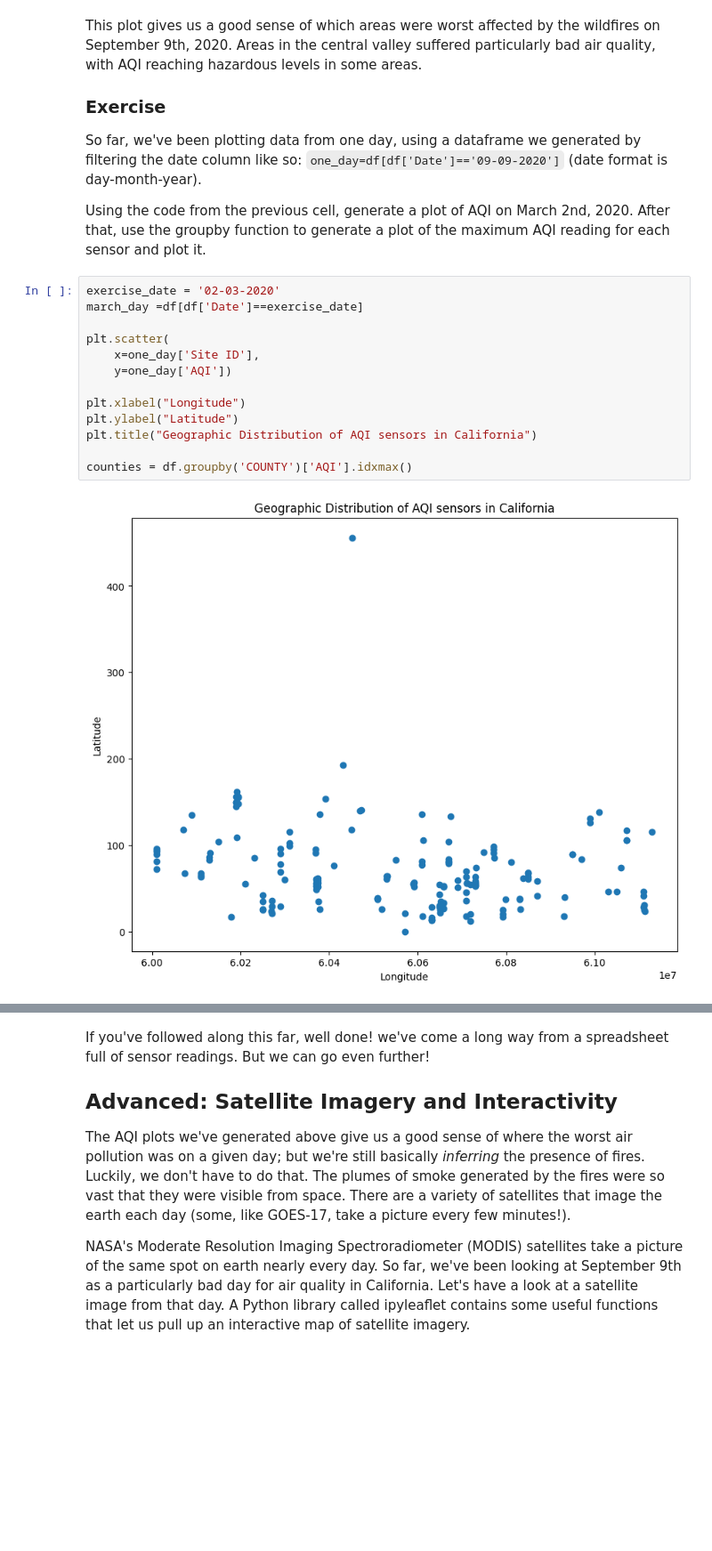
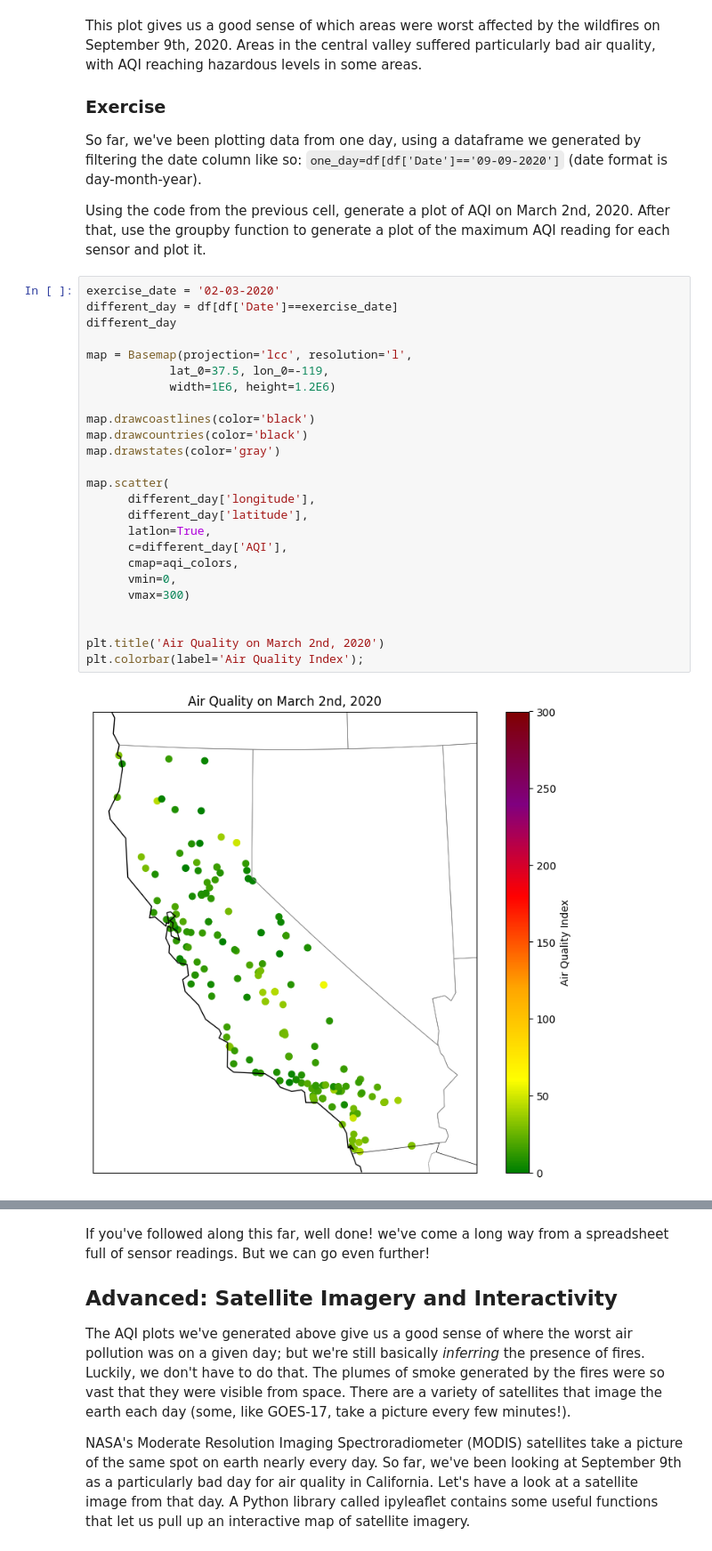
Before and after one commit to sofiya-sh/QM2, a Jupyter notebook: notebooks/W03. Spatial Data.ipynb, the cells around one changed output, grey strips where cells are left out. Shown at 89% size. Cells and saved outputs as stored; diff of their text form; blank space fills up the shorter version.

```diff
--- a/notebooks/W03. Spatial Data.ipynb
+++ b/notebooks/W03. Spatial Data.ipynb
@@ -425,18 +418,30 @@ This plot gives us a good sense of which areas were worst affected by the wildfi
 So far, we've been plotting data from one day, using a dataframe we generated by filtering the date column like so: `one_day=df[df['Date']=='09-09-2020']` (date format is day-month-year).
 
 Using the code from the previous cell, generate a plot of AQI on March 2nd, 2020. After that, use the groupby function to generate a plot of the maximum AQI reading for each sensor and plot it.
-# %%
-exercise_date = '02-03-2020'
-march_day =df[df['Date']==exercise_date]
-
-plt.scatter(
-    x=one_day['Site ID'],
-    y=one_day['AQI'])
-
-plt.xlabel("Longitude")
-plt.ylabel("Latitude")
-plt.title("Geographic Distribution of AQI sensors in California")
-
-counties = df.groupby('COUNTY')['AQI'].idxmax()
-# %% [output]
-[figure, removed]
+# %%
+exercise_date = '02-03-2020'
+different_day = df[df['Date']==exercise_date]
+different_day
+
+map = Basemap(projection='lcc', resolution='l',
+            lat_0=37.5, lon_0=-119,
+            width=1E6, height=1.2E6)
+
+map.drawcoastlines(color='black')
+map.drawcountries(color='black')
+map.drawstates(color='gray')
+
+map.scatter(
+      different_day['longitude'],
+      different_day['latitude'],
+      latlon=True,
+      c=different_day['AQI'],
+      cmap=aqi_colors,
+      vmin=0,
+      vmax=300)
+
+
+plt.title('Air Quality on March 2nd, 2020')
+plt.colorbar(label='Air Quality Index');
+# %% [output]
+[figure, added]
```
Also changed, not shown: parts of 9 cells of this notebook.
